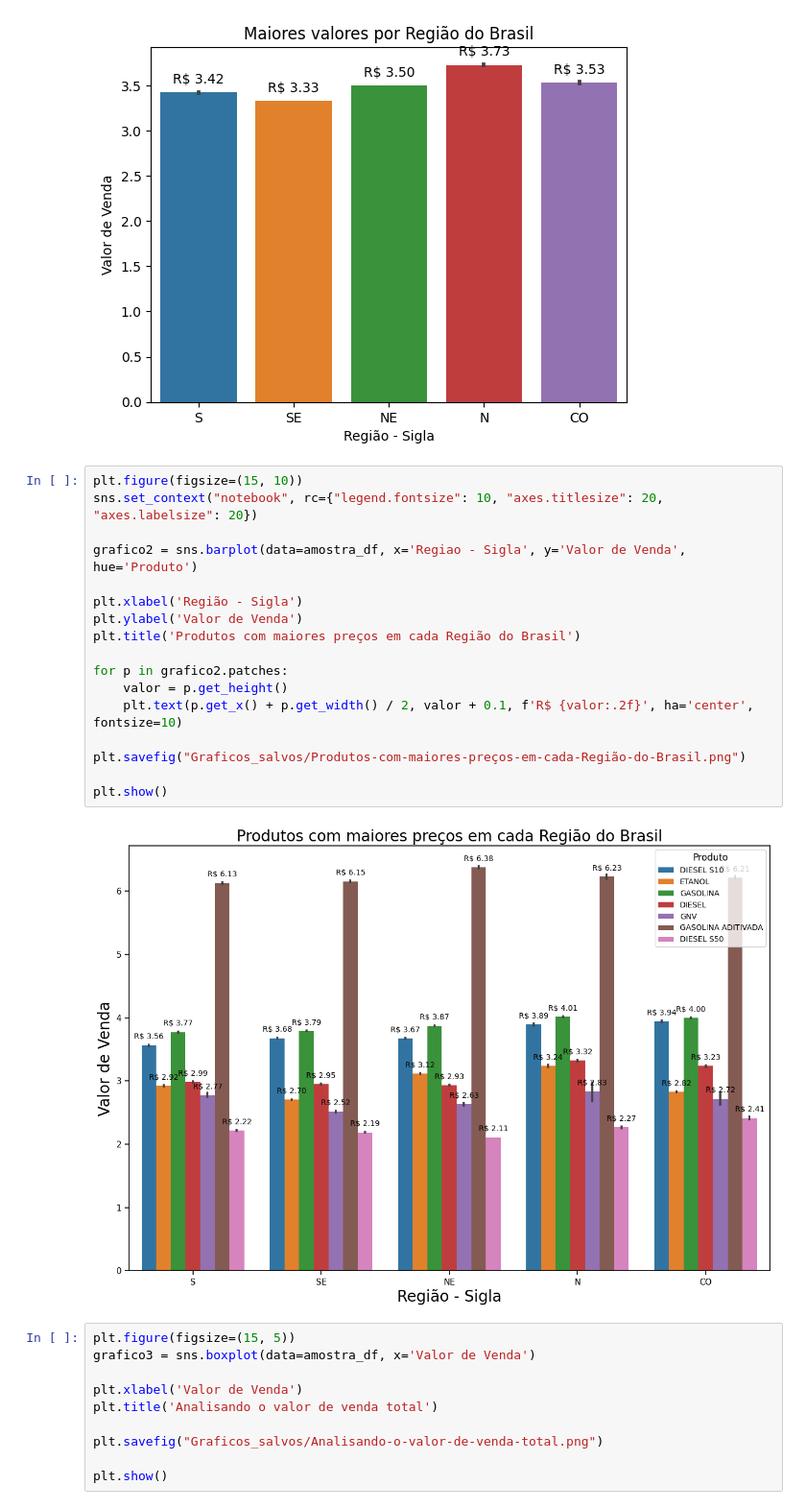
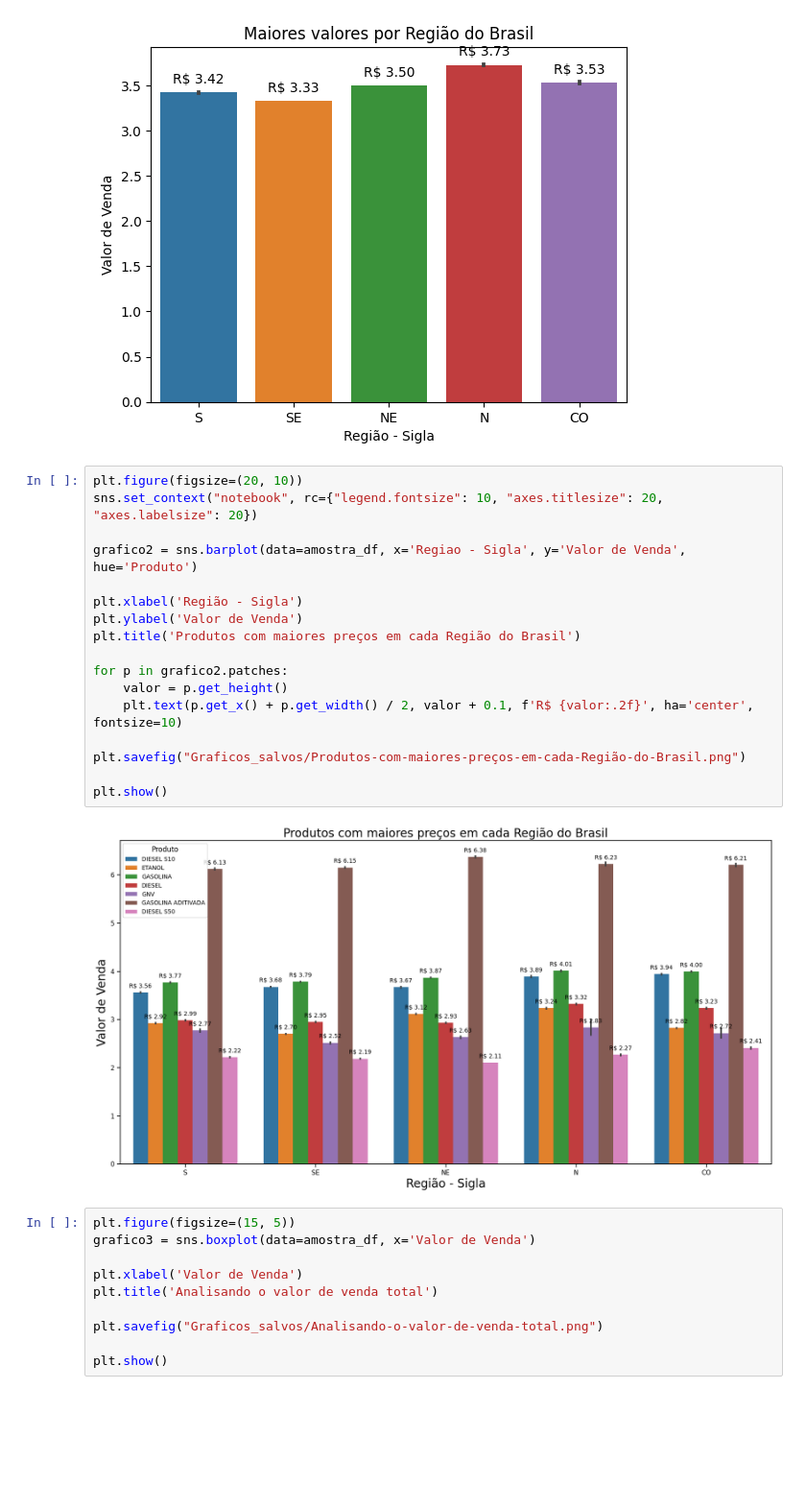
Before and after one commit to Jacksonvieira431/combustiveis_automotivos, a Jupyter notebook: 2_Insights_amostra.ipynb, the cells around one changed output. Shown at 96% size. Cells and saved outputs as stored; diff of their text form; blank space fills up the shorter version.

```diff
--- a/2_Insights_amostra.ipynb
+++ b/2_Insights_amostra.ipynb
@@ -33,24 +33,24 @@ plt.show()
 # %% [output]
 [figure]
 # %%
-plt.figure(figsize=(15, 10))
+plt.figure(figsize=(20, 10))
 sns.set_context("notebook", rc={"legend.fontsize": 10, "axes.titlesize": 20, "axes.labelsize": 20})
 
 grafico2 = sns.barplot(data=amostra_df, x='Regiao - Sigla', y='Valor de Venda', hue='Produto')
 
 plt.xlabel('Região - Sigla')
 plt.ylabel('Valor de Venda')
 plt.title('Produtos com maiores preços em cada Região do Brasil')
 
 for p in grafico2.patches:
     valor = p.get_height()
     plt.text(p.get_x() + p.get_width() / 2, valor + 0.1, f'R$ {valor:.2f}', ha='center', fontsize=10)
 
 plt.savefig("Graficos_salvos/Produtos-com-maiores-preços-em-cada-Região-do-Brasil.png")
 
 plt.show()
 # %% [output]
-[figure, old version]
+[figure, new version]
 # %%
 plt.figure(figsize=(15, 5))
 grafico3 = sns.boxplot(data=amostra_df, x='Valor de Venda')
```
Also changed, not shown: 1 other file.
